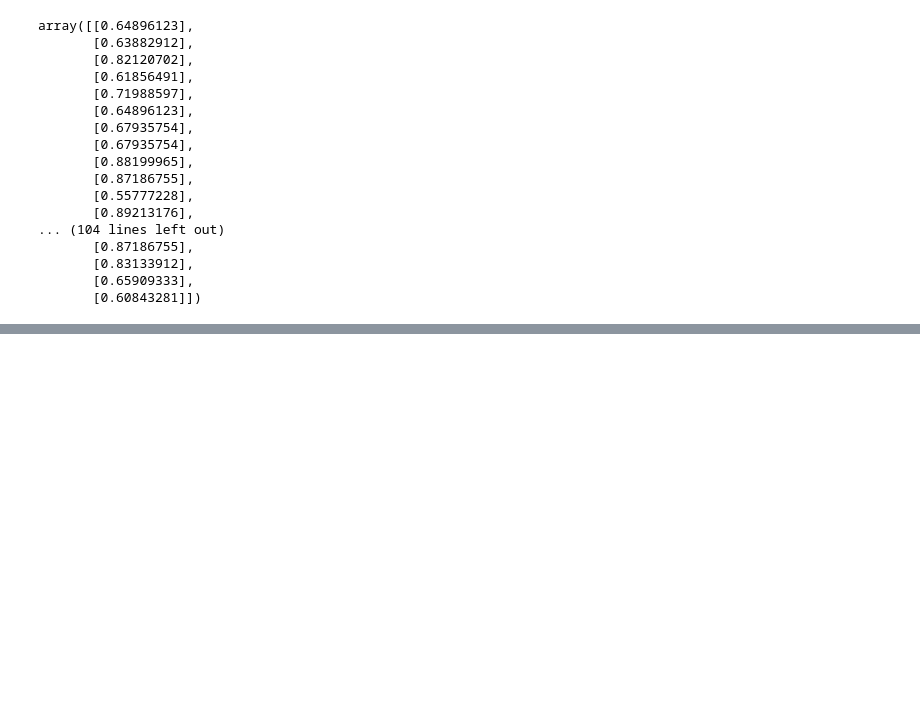
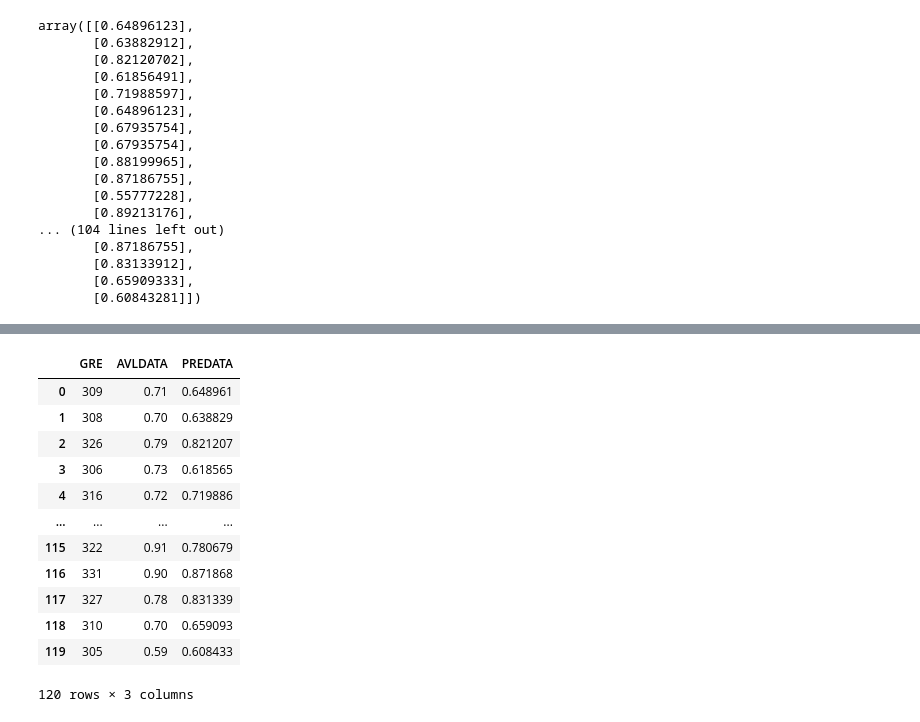
Before and after one commit to julfarsharif/Data-analytics-with-python, a Jupyter notebook: Linear Regretion.ipynb, the cells around one changed output, grey strips where cells are left out. Cells and saved outputs as stored; diff of their text form; code cells hidden in the pictures; blank space fills up the shorter version.

```diff
--- a/Linear Regretion.ipynb
+++ b/Linear Regretion.ipynb
@@ -196,3 +196,5 @@ array([[0.64896123],
        [0.83133912],
        [0.65909333],
        [0.60843281]])
+# %%
+cp=pd.DataFrame(x_test,columns=['GRE'])
@@ -198,0 +217,2 @@ array([[0.64896123],
+# %%
+cp['AVLDATA']=y_test
@@ -198,0 +235,18 @@ array([[0.64896123],
+# %%
+cp['PREDATA']=y_predict
+# %%
+cp
+# %% [output]
+|  | GRE | AVLDATA | PREDATA |
+| 0 | 309 | 0.71 | 0.648961 |
+| 1 | 308 | 0.70 | 0.638829 |
+| 2 | 326 | 0.79 | 0.821207 |
+| 3 | 306 | 0.73 | 0.618565 |
+| 4 | 316 | 0.72 | 0.719886 |
+| ... | ... | ... | ... |
+| 115 | 322 | 0.91 | 0.780679 |
+| 116 | 331 | 0.90 | 0.871868 |
+| 117 | 327 | 0.78 | 0.831339 |
+| 118 | 310 | 0.70 | 0.659093 |
+| 119 | 305 | 0.59 | 0.608433 |
+120 rows × 3 columns
```
Also changed, not shown: parts of 6 cells of this notebook.
